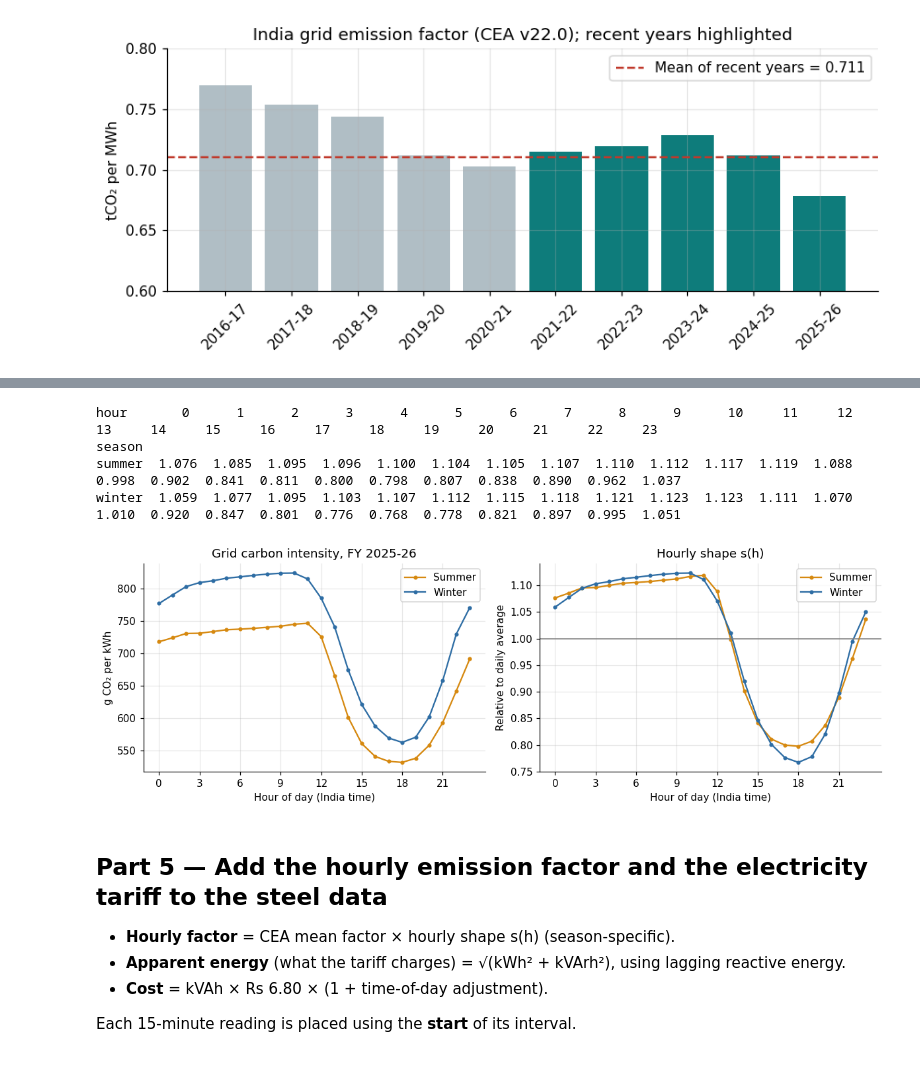
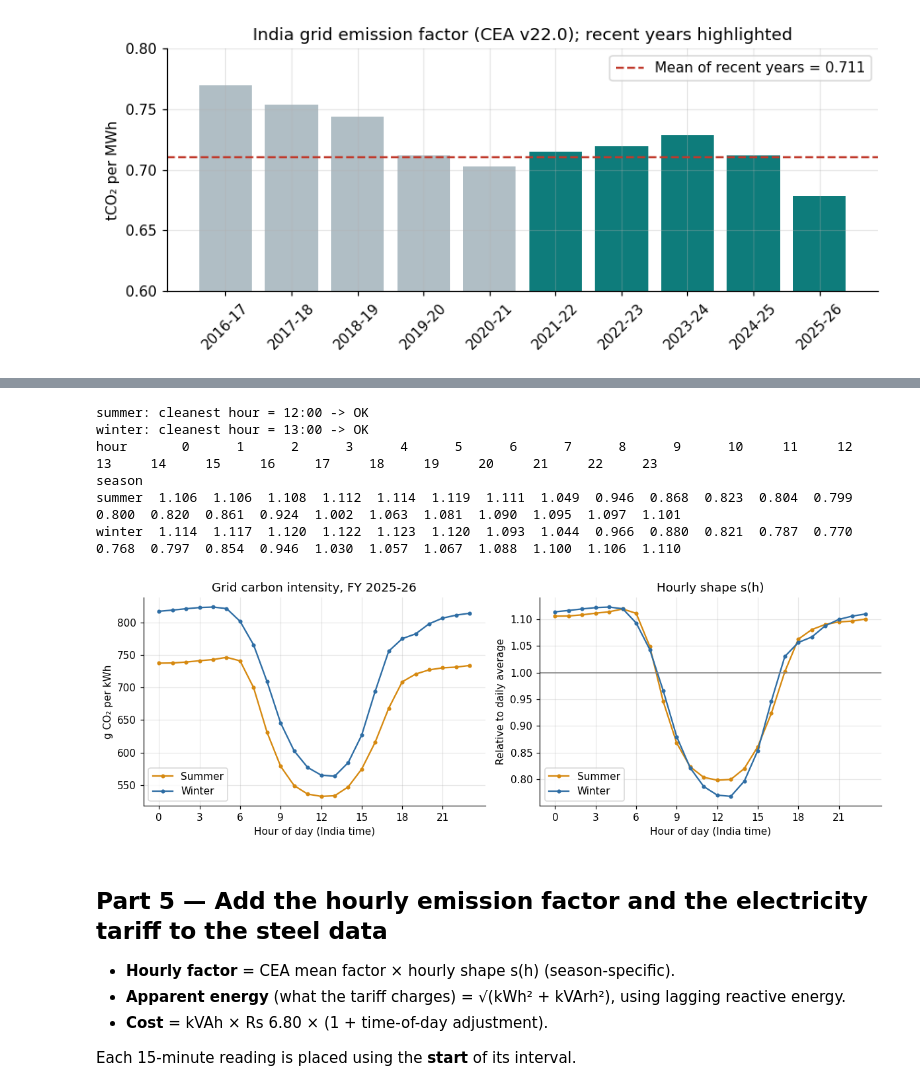
Before and after one commit to trish272000/Thesis, a Jupyter notebook: 01_setup_and_data.ipynb, the cells around one changed output, grey strips where cells are left out. Cells and saved outputs as stored; diff of their text form; code cells hidden in the pictures.

Commit message:
Notebook 01: fix CarbonTracker timezone, add green power

```diff
--- a/01_setup_and_data.ipynb
+++ b/01_setup_and_data.ipynb
@@ -86,6 +86,7 @@ CONFIG = {
     "ct_start": "2025-04-01 00:00:00",
     "ct_end":   "2026-03-31 23:55:00",
     "ct_api":   "https://32u36xakx6.execute-api.us-east-2.amazonaws.com/v4/get-merit-data",
+    "ct_timestamps_are_ist": True,   # checked: treating them as UTC put the solar dip at 17:00-18:00
 
     # Confidence level and emission limit
     "confidence": 0.95,
@@ -95,6 +96,10 @@ CONFIG = {
     # Flexible loads (used in the scheduling notebook)
     "flex_share": 0.20, "flex_window_h": 4,
 
+    # Green power purchase (second decision lever)
+    "green_premium_rs_per_kwh": 0.34,             # UPERC green tariff, HV consumers
+    "rec_price_rs_per_mwh": 340.0,                # IEX REC clearing price, March 2026 (cross-check)
+
     # Data split (steel plant, 2018)
     "steel_split": {"train": (1, 8), "calib": (9, 10), "test": (11, 12)},   # months
     # Gas turbine split, following Kaya et al. (2019)
@@ -337,8 +346,12 @@ else:
     ct = fetch_carbontracker(CONFIG["ct_start"], CONFIG["ct_end"], CONFIG["ct_api"])
     ct.to_parquet(CT_FILE, index=False)
 
-ct["ts_utc"] = pd.to_datetime(ct["timestamp"], utc=True)
-ct["ts_ist"] = ct["ts_utc"].dt.tz_convert("Asia/Kolkata").dt.tz_localize(None)
+ts_raw = pd.to_datetime(ct["timestamp"])
+if getattr(ts_raw.dt, "tz", None) is not None:
+    ts_raw = ts_raw.dt.tz_convert("Asia/Kolkata").dt.tz_localize(None)
+elif not CONFIG["ct_timestamps_are_ist"]:
+    ts_raw = ts_raw.dt.tz_localize("UTC").dt.tz_convert("Asia/Kolkata").dt.tz_localize(None)
+ct["ts_ist"] = ts_raw
 ct = ct.dropna(subset=["g_co2_per_kwh"])
 ct = ct[ct["g_co2_per_kwh"] > 0]
 print("CarbonTracker rows:", len(ct), "|", ct["ts_ist"].min(), "to", ct["ts_ist"].max())
@@ -360,31 +360,39 @@ CarbonTracker rows: 92551 | 2025-04-01 05:30:00 to 2026-04-01 05:20:00
 # %%
 def season_of(month):
     return np.where(np.isin(month, CONFIG["summer_months"]), "summer", "winter")
 
 ct["season"] = season_of(ct["ts_ist"].dt.month)
 ct["hour"] = ct["ts_ist"].dt.hour
 hourly = ct.groupby(["season", "hour"])["g_co2_per_kwh"].mean().unstack(0)
 
 # Shape s(h): each hour relative to that season's daily average, so the shape averages to 1
 SHAPE = hourly / hourly.mean()
 SHAPE.to_csv(f"{PROC}/hourly_intensity_shape.csv")
+
+# Sanity check: India's grid is cleanest when solar output peaks, around midday
+for s_ in SHAPE.columns:
+    h_min = int(SHAPE[s_].idxmin())
+    ok = 10 <= h_min <= 15
+    print(f"{s_}: cleanest hour = {h_min}:00 -> {'OK' if ok else 'CHECK THE TIME ZONE SETTING'}")
 print(SHAPE.round(3).T.to_string())
 
 fig, ax = plt.subplots(1, 2, figsize=(11, 3.8))
 for s, col in [("summer", "#D68910"), ("winter", "#2E6DA4")]:
     ax[0].plot(hourly.index, hourly[s], marker="o", ms=3, color=col, label=s.title())
     ax[1].plot(SHAPE.index, SHAPE[s], marker="o", ms=3, color=col, label=s.title())
 ax[0].set(xlabel="Hour of day (India time)", ylabel="g CO₂ per kWh", title="Grid carbon intensity, FY 2025-26")
 ax[1].axhline(1, color="grey", lw=1)
 ax[1].set(xlabel="Hour of day (India time)", ylabel="Relative to daily average", title="Hourly shape s(h)")
 for a in ax: a.legend(); a.set_xticks(range(0, 24, 3))
 savefig("04_hourly_shape")
 # %% [output]
+summer: cleanest hour = 12:00 -> OK
+winter: cleanest hour = 13:00 -> OK
 hour       0      1      2      3      4      5      6      7      8      9      10     11     12     13     14     15     16     17     18     19     20     21     22     23
 season
-summer  1.076  1.085  1.095  1.096  1.100  1.104  1.105  1.107  1.110  1.112  1.117  1.119  1.088  0.998  0.902  0.841  0.811  0.800  0.798  0.807  0.838  0.890  0.962  1.037
-winter  1.059  1.077  1.095  1.103  1.107  1.112  1.115  1.118  1.121  1.123  1.123  1.111  1.070  1.010  0.920  0.847  0.801  0.776  0.768  0.778  0.821  0.897  0.995  1.051
+summer  1.106  1.106  1.108  1.112  1.114  1.119  1.111  1.049  0.946  0.868  0.823  0.804  0.799  0.800  0.820  0.861  0.924  1.002  1.063  1.081  1.090  1.095  1.097  1.101
+winter  1.114  1.117  1.120  1.122  1.123  1.120  1.093  1.044  0.966  0.880  0.821  0.787  0.770  0.768  0.797  0.854  0.946  1.030  1.057  1.067  1.088  1.100  1.106  1.110
-[figure, old version]
+[figure, new version]
 # %% [markdown]
 ## Part 5 — Add the hourly emission factor and the electricity tariff to the steel data
 * **Hourly factor** = CEA mean factor × hourly shape s(h) (season-specific).
```
Also changed, not shown: parts of 14 cells of this notebook.
